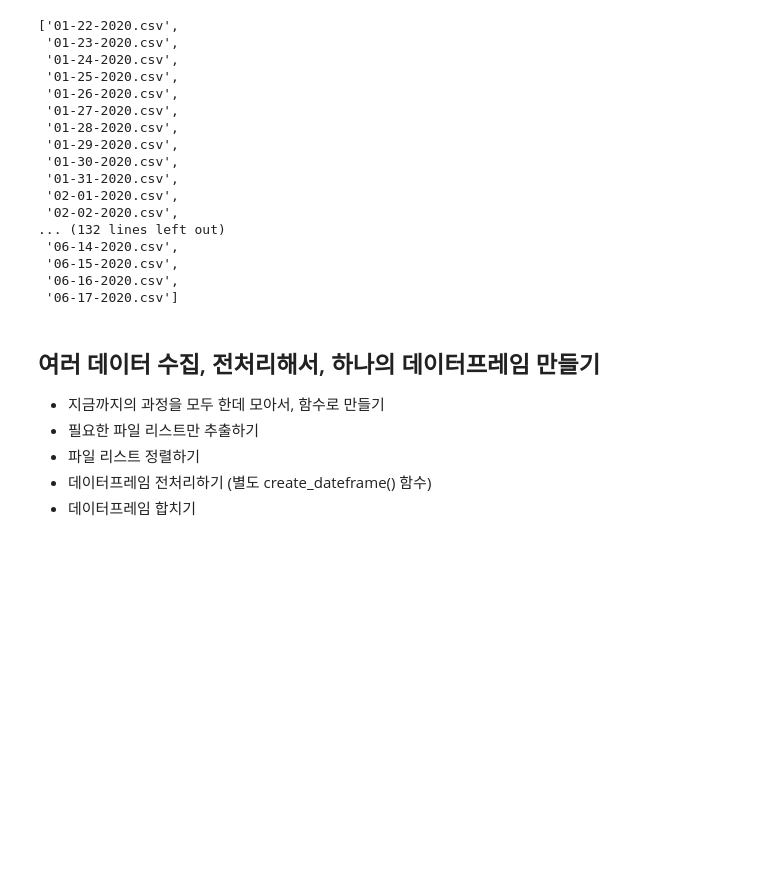
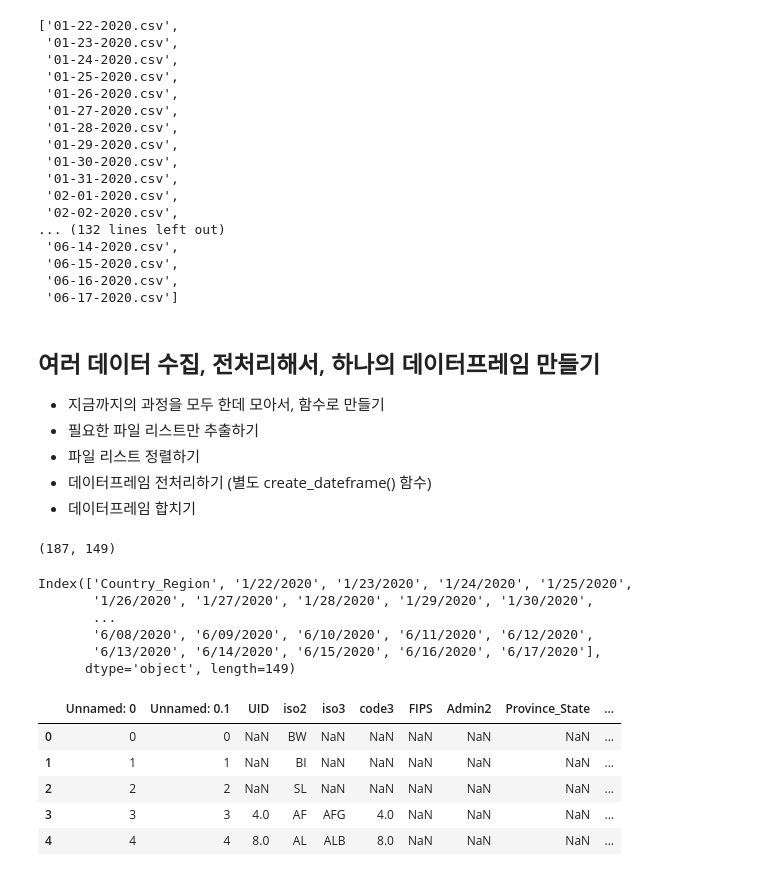
Before and after one commit to young-hun-jo/DataAnalysis, a Jupyter notebook: covid19/Covid19_visualization.ipynb, the cells around one changed output. Drawn from its saved outputs; the diff is of its cells as text; code cells hidden in the pictures; blank space fills up the shorter version.

```diff
--- a/covid19/Covid19_visualization.ipynb
+++ b/covid19/Covid19_visualization.ipynb
@@ -281,0 +292,26 @@ final_data.to_csv('C:/Users/joyh1/Desktop/GitRepo/data/covid19_final_data.csv')
+# %%
+data = pd.read_csv('covid19_final_data.csv', encoding='utf-8')
+data.shape
+# %% [output]
+(187, 149)
+# %%
+data.columns
+# %% [output]
+Index(['Country_Region', '1/22/2020', '1/23/2020', '1/24/2020', '1/25/2020',
+       '1/26/2020', '1/27/2020', '1/28/2020', '1/29/2020', '1/30/2020',
+       ...
+       '6/08/2020', '6/09/2020', '6/10/2020', '6/11/2020', '6/12/2020',
+       '6/13/2020', '6/14/2020', '6/15/2020', '6/16/2020', '6/17/2020'],
+      dtype='object', length=149)
+# %%
+path = r'C:\Users\joyh1\Desktop\DSC\Inflearn강의자료\데이터분석\잔재미코딩자료\COVID-19-master\csse_covid_19_data/'
+country_info = pd.read_csv(path+"UID_ISO_FIPS_LookUp_Table.csv",
+                          encoding='utf-8', keep_default_na=False, na_values='')
+country_info.head()
+# %% [output]
+|  | Unnamed: 0 | Unnamed: 0.1 | UID | iso2 | iso3 | code3 | FIPS | Admin2 | Province_State | ... |
+| 0 | 0 | 0 | NaN | BW | NaN | NaN | NaN | NaN | NaN | ... |
+| 1 | 1 | 1 | NaN | BI | NaN | NaN | NaN | NaN | NaN | ... |
+| 2 | 2 | 2 | NaN | SL | NaN | NaN | NaN | NaN | NaN | ... |
+| 3 | 3 | 3 | 4.0 | AF | AFG | 4.0 | NaN | NaN | NaN | ... |
+| 4 | 4 | 4 | 8.0 | AL | ALB | 8.0 | NaN | NaN | NaN | ... |
```
Also changed, not shown: parts of 21 cells of this notebook.
